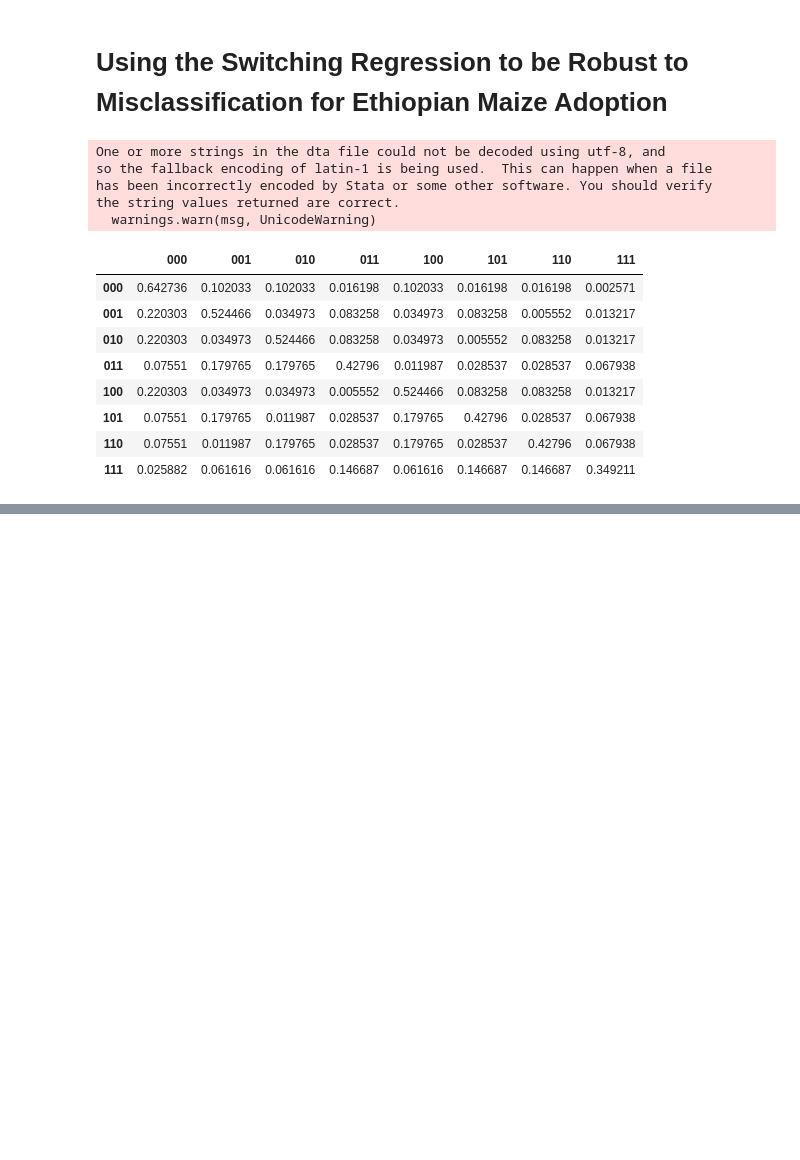
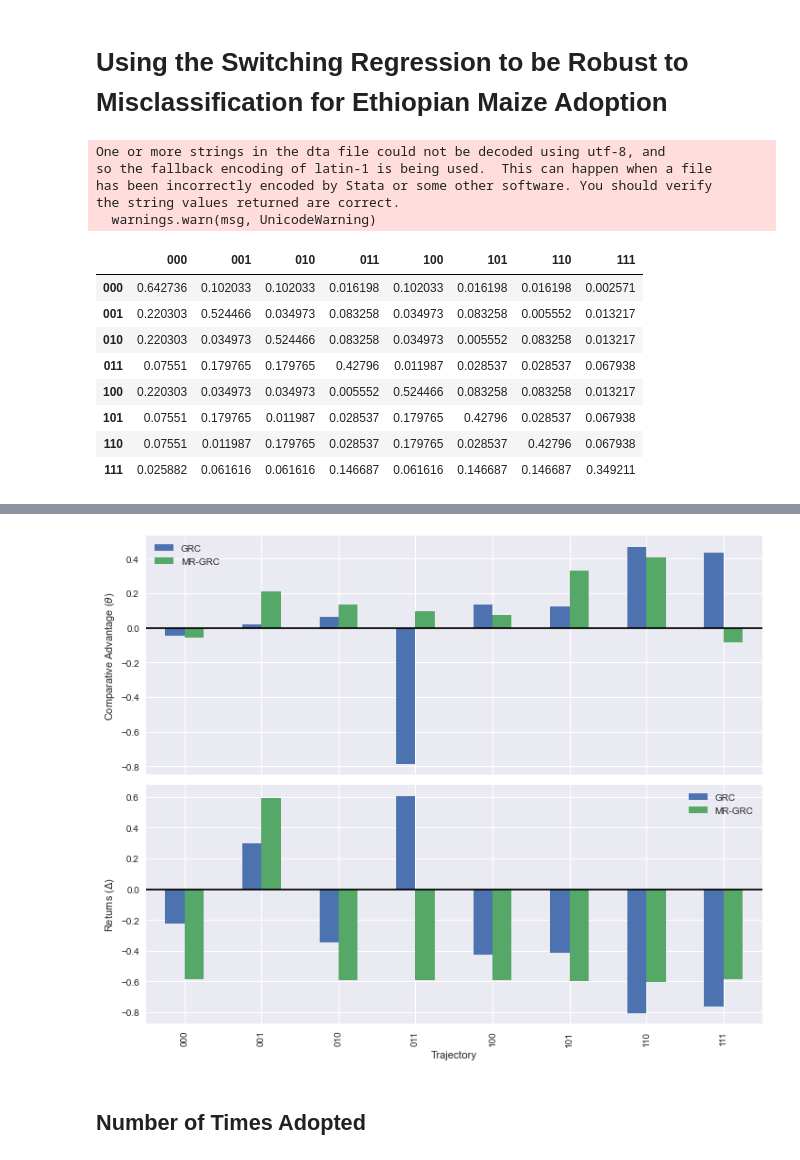
Before and after one commit to amichuda/ethiopia-tech-adoption, a Jupyter notebook: python/switching_reg.ipynb, the cells around one changed output, grey strips where cells are left out. Saved outputs shown, nothing was run; the diff lists cells and outputs as text; code cells hidden in the pictures; blank space fills up the shorter version.

```diff
--- a/python/switching_reg.ipynb
+++ b/python/switching_reg.ipynb
@@ -217,0 +312,9 @@ Parameter Estimates
+# %%
+# calculate theta
+
+mus = sr_df.filter(regex='trajectories|mu_always', axis=0).coef.values
+
+trajectory_order = ['000', '001', '010', '011', '100', '101', '110', '111']
+
+E_mu = (mu_freq.reindex(trajectory_order).values # reindex so that they're in the same order
+    * mus).sum()
@@ -217,0 +339,39 @@ Parameter Estimates
+# %%
+mu_df = pd.DataFrame(data = mus-E_mu, index=trajectory_order, columns=['theta'])
+
+returns_df = pd.DataFrame(data=returns_dict.values(), index=returns_dict.keys(), columns=['returns'])
+
+# Load GMM Data
+gmm_df = pd.read_csv("../results/data/theta.csv").assign(trajectory=trajectory_order).set_index('trajectory')
+# %%
+theta_all = mu_df.merge(gmm_df, left_index=True, right_index=True, suffixes=('_misclass', '_normal'))
+returns_all = returns_df.merge(theta_all, left_index=True, right_index=True, suffixes=('_misclass', '_normal'))
+# %%
+plt.style.use('seaborn')
+
+fig, ax = plt.subplots(2,1, sharex=True, figsize=(10,8))
+
+# Theta
+theta_all[[ 'theta_normal', 'theta_misclass']].plot.bar(ax=ax[0], legend=False)
+
+# Returns
+returns_all[['returns_normal', 'returns_misclass']].plot.bar(ax=ax[1], legend=False)
+
+ax[0].legend(['GRC', 'MR-GRC'])
+ax[1].legend(['GRC', 'MR-GRC'])
+
+ax[0].axhline(0, color='black')
+ax[1].axhline(0, color='black')
+
+ax[0].set_ylabel(r"Comparative Advantage ($\theta$)")
+ax[1].set_ylabel("Returns ($\Delta$)")
+ax[1].set_xlabel("Trajectory")
+
+
+plt.tight_layout()\
+
+plt.savefig("../results/figures/mr-theta.png", dpi=300)
+# %% [output]
+[figure, added]
+# %% [markdown]
+## Number of Times Adopted
```
Also changed, not shown: parts of 18 cells of this notebook, 2 other files.
